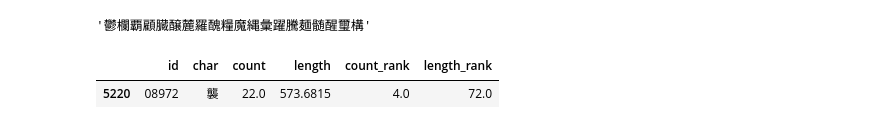
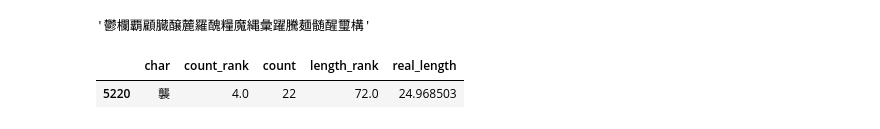
Before and after one commit to KitsuneDaro/KanjiLengthRank, a Jupyter notebook: analyze.ipynb, the cells around one changed output. Saved outputs shown, nothing was run; the diff lists cells and outputs as text; code cells hidden in the pictures.

```diff
--- a/analyze.ipynb
+++ b/analyze.ipynb
@@ -5,6 +10,10 @@ with open('./output/jouyou_kanji.txt', 'r', encoding='utf-8') as f:
     jouyou_kanji_list = f.read()
 # %%
 kanji_length_dict = pd.read_csv('./output/result_fixed.csv', index_col=0)
+# %%
+# 漢字の「一」の長さを3.75cmとして進める
+kanji_length_dict['real_length'] = kanji_length_dict['length'] / kanji_length_dict.loc[kanji_length_dict['char'] == '一', 'length'].mean()
+kanji_length_dict['real_length'] = kanji_length_dict['real_length'] * 3.75
 # %%
 kanji_length_dict['count_rank'] = kanji_length_dict['count'].rank(ascending=False)
 kanji_length_dict['length_rank'] = kanji_length_dict['length'].rank(ascending=False)
@@ -62,7 +71,7 @@ jouyou_kanji_length_dict.sort_values('length_rank')['char'].str.cat()[:20]
 '鬱欄覇顧臓醸麓羅醜糧魔縄彙躍騰麺髄醒璽構'
 # %%
 # 「襲」の順位
-jouyou_kanji_length_dict[jouyou_kanji_length_dict['char'] == '襲']
+jouyou_kanji_length_dict.loc[jouyou_kanji_length_dict['char'] == '襲', ('char', 'count_rank', 'count', 'length_rank', 'real_length')]
 # %% [output]
-|  | id | char | count | length | count_rank | length_rank |
-| 5220 | 08972 | 襲 | 22.0 | 573.6815 | 4.0 | 72.0 |
+|  | char | count_rank | count | length_rank | real_length |
+| 5220 | 襲 | 4.0 | 22 | 72.0 | 24.968503 |
```
Also changed, not shown: parts of 11 cells of this notebook.
